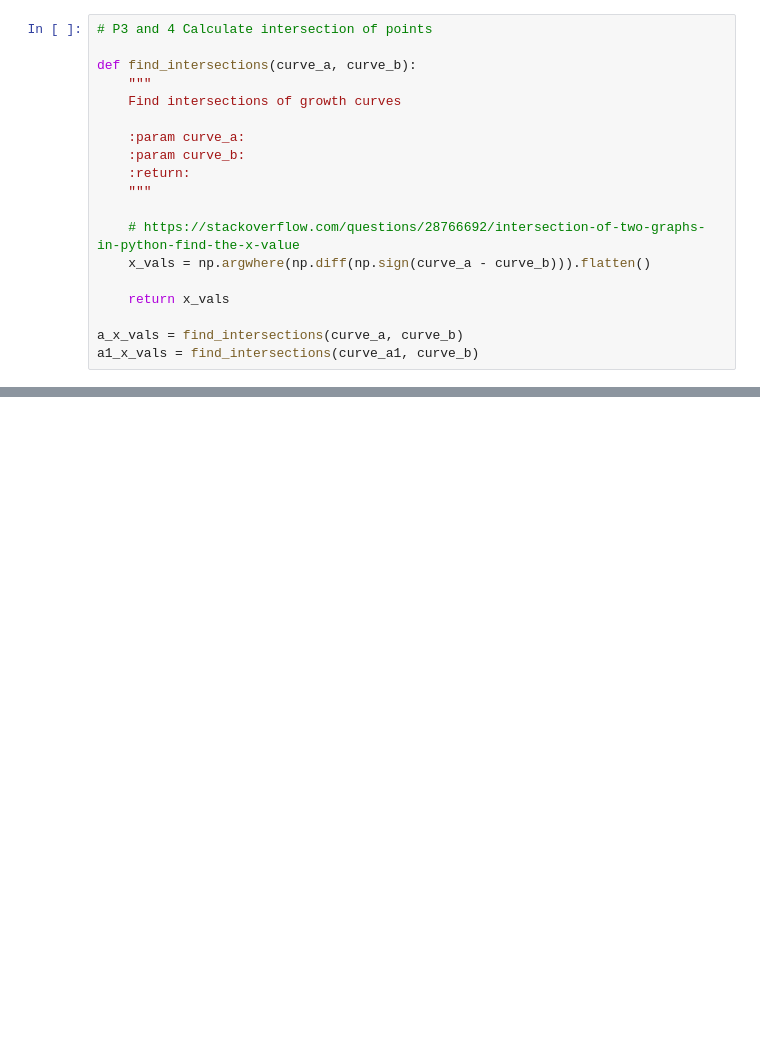
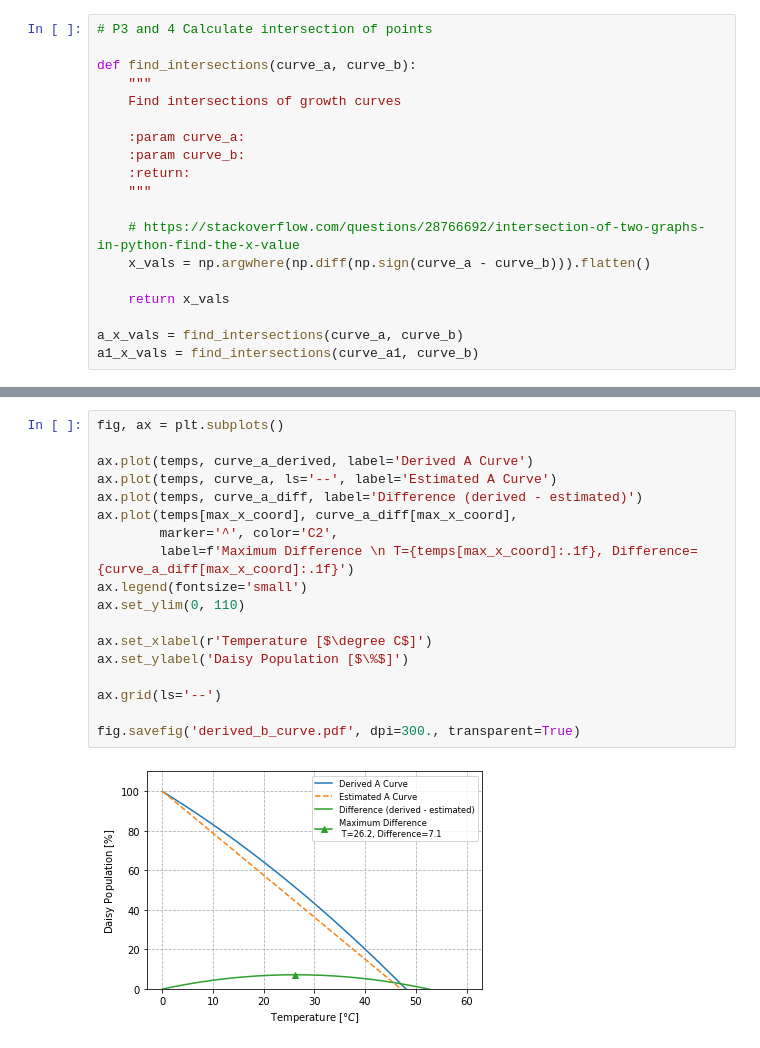
Before and after one commit to miksch/winter-2020, a Jupyter notebook: atm233/problem_set/ps1.ipynb, the cells around one changed output, grey strips where cells are left out. Drawn from its saved outputs; the diff is of its cells as text; blank space fills up the shorter version.

```diff
--- a/atm233/problem_set/ps1.ipynb
+++ b/atm233/problem_set/ps1.ipynb
@@ -77,0 +222,20 @@ fig.savefig('daisyworld_example.png', dpi=300., transparent=True)
+# %%
+fig, ax = plt.subplots()
+
+ax.plot(temps, curve_a_derived, label='Derived A Curve')
+ax.plot(temps, curve_a, ls='--', label='Estimated A Curve')
+ax.plot(temps, curve_a_diff, label='Difference (derived - estimated)')
+ax.plot(temps[max_x_coord], curve_a_diff[max_x_coord],
+        marker='^', color='C2',
+        label=f'Maximum Difference \n T={temps[max_x_coord]:.1f}, Difference={curve_a_diff[max_x_coord]:.1f}')
+ax.legend(fontsize='small')
+ax.set_ylim(0, 110)
+
+ax.set_xlabel(r'Temperature [$\degree C$]')
+ax.set_ylabel('Daisy Population [$\%$]')
+
+ax.grid(ls='--')
+
+fig.savefig('derived_b_curve.pdf', dpi=300., transparent=True)
+# %% [output]
+[figure, added]
```
Also changed, not shown: parts of 5 cells of this notebook, 4 other files.
